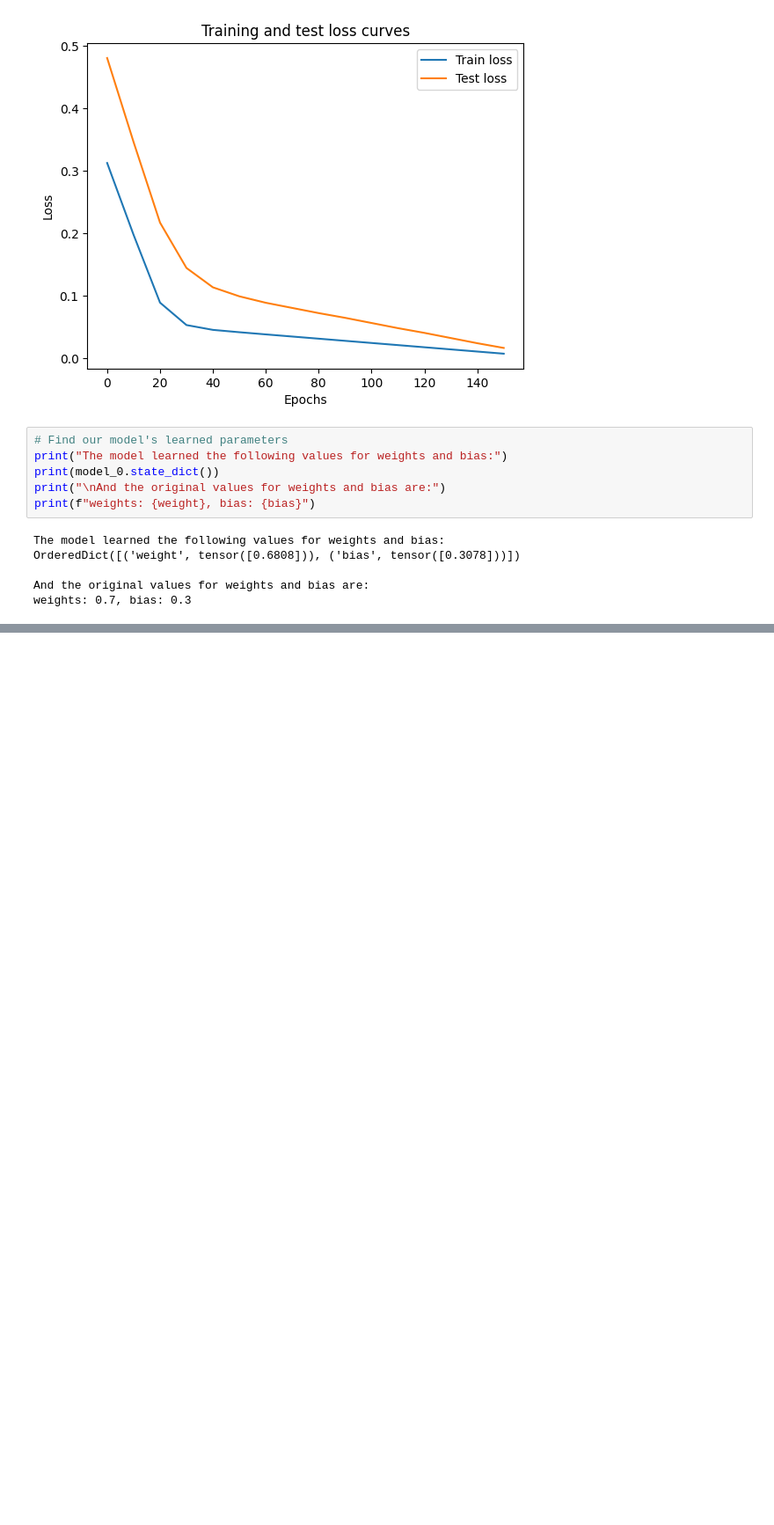
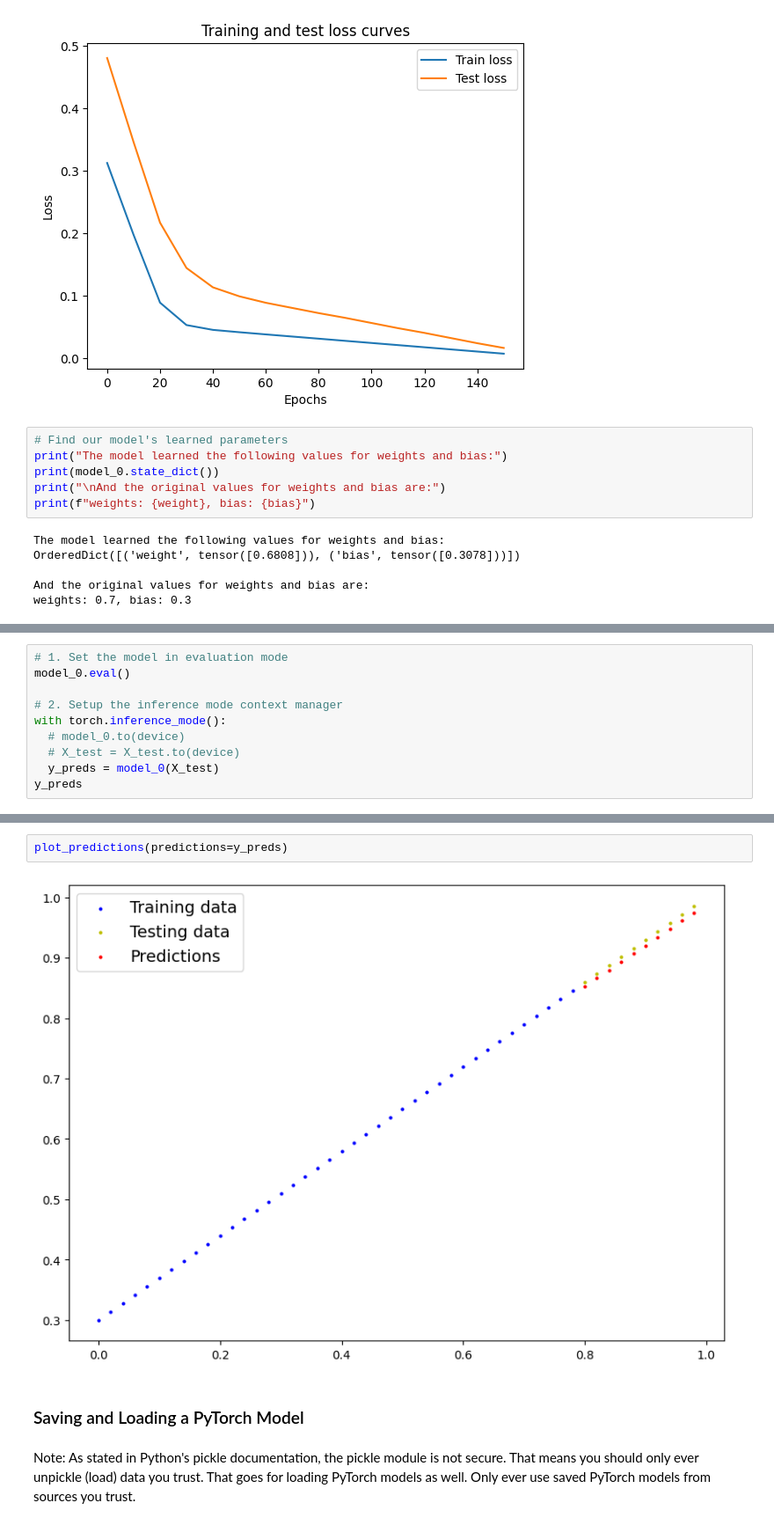
Before and after one commit to davidandw190/pytorch-deep-learning-workspace, a Jupyter notebook: notebooks-for-learning/01_pytorch_dl_workflow.ipynb, the cells around one changed output, grey strips where cells are left out. Shown at 88% size. Drawn from its saved outputs; the diff is of its cells as text; blank space fills up the shorter version.

Commit message:
add inferencing, saving, loading models

```diff
--- a/notebooks-for-learning/01_pytorch_dl_workflow.ipynb
+++ b/notebooks-for-learning/01_pytorch_dl_workflow.ipynb
@@ -393,0 +396,10 @@ weights: 0.7, bias: 0.3
+# %%
+# 1. Set the model in evaluation mode
+model_0.eval()
+
+# 2. Setup the inference mode context manager
+with torch.inference_mode():
+  # model_0.to(device)
+  # X_test = X_test.to(device)
+  y_preds = model_0(X_test)
+y_preds
@@ -393,0 +417,8 @@ weights: 0.7, bias: 0.3
+# %%
+plot_predictions(predictions=y_preds)
+# %% [output]
+[figure, added]
+# %% [markdown]
+### Saving and Loading a PyTorch Model
+# %% [markdown]
+Note: As stated in Python's pickle documentation, the pickle module is not secure. That means you should only ever unpickle (load) data you trust. That goes for loading PyTorch models as well. Only ever use saved PyTorch models from sources you trust.
```
Also changed, not shown: parts of 15 cells of this notebook.
